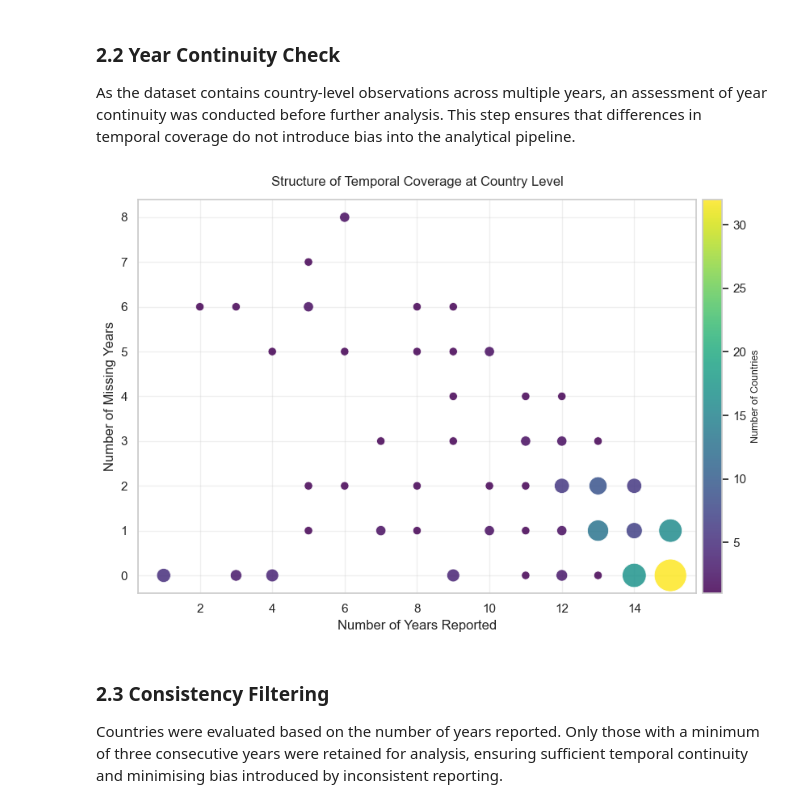
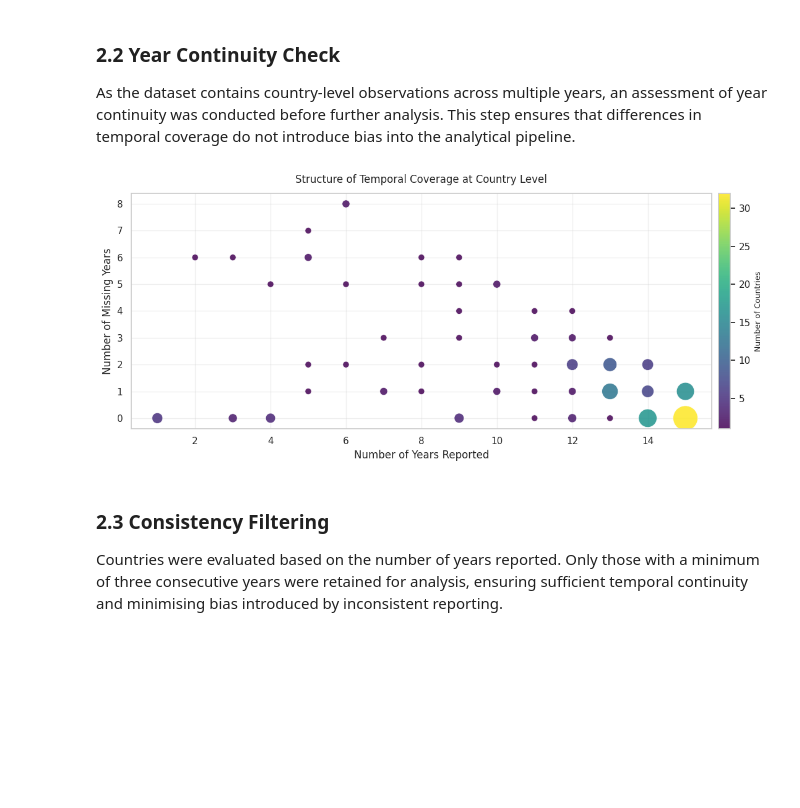
Before and after one commit to baxasd/DVCW, a Jupyter notebook: Z22590018.ipynb, the cells around one changed output. Cells and saved outputs as stored; diff of their text form; code cells hidden in the pictures; blank space fills up the shorter version.

```diff
--- a/Z22590018.ipynb
+++ b/Z22590018.ipynb
@@ -87,44 +87,38 @@ coverage = (
           MissingYears=lambda x: (x["YearMax"] - x["YearMin"] + 1) - x["YearsReported"]))
 
 # Aggregate to unique coverage patterns
-coverage_counts = (
-    coverage
-    .groupby(["YearsReported", "MissingYears"])
-    .size()
-    .reset_index(name="Count")
-)
+coverage_counts = (coverage.groupby(["YearsReported", "MissingYears"]).size().reset_index(name="Count"))
 
-# Plot: bubble chart (size + colour = number of countries)
-fig, ax = plt.subplots(figsize=(9, 6))
-
+# Plot about buble chart
+fig, ax = plt.subplots(figsize=(12, 5))
 scatter = ax.scatter(
     coverage_counts["YearsReported"],
     coverage_counts["MissingYears"],
     s=30 + coverage_counts["Count"] * 25,   # bubble size
     c=coverage_counts["Count"],
     cmap="viridis",
     alpha=0.85,
     edgecolors="white",
     linewidth=0.6
 )
 
 # Labels & styling
 ax.set_title("Structure of Temporal Coverage at Country Level", fontsize=12, pad=12)
 ax.set_xlabel("Number of Years Reported")
 ax.set_ylabel("Number of Missing Years")
 ax.grid(True, alpha=0.3)
 ax.set_axisbelow(True)
 
 # Colorbar
 cbar = fig.colorbar(scatter, ax=ax, pad=0.01)
 cbar.set_label("Number of Countries", fontsize=9)
 
 # Finalise
 plt.tight_layout()
 plt.savefig("assets/eda/country_year_coverage_density.png", dpi=300, bbox_inches="tight")
 plt.show()
 # %% [output]
-[figure, old version]
+[figure, new version]
 # %% [markdown]
 ### 2.3 Consistency Filtering
 Countries were evaluated based on the number of years reported. Only those with a minimum of three consecutive years were retained for analysis, ensuring sufficient temporal continuity and minimising bias introduced by inconsistent reporting.
```
Also changed, not shown: parts of 29 cells of this notebook, 26 other files.
